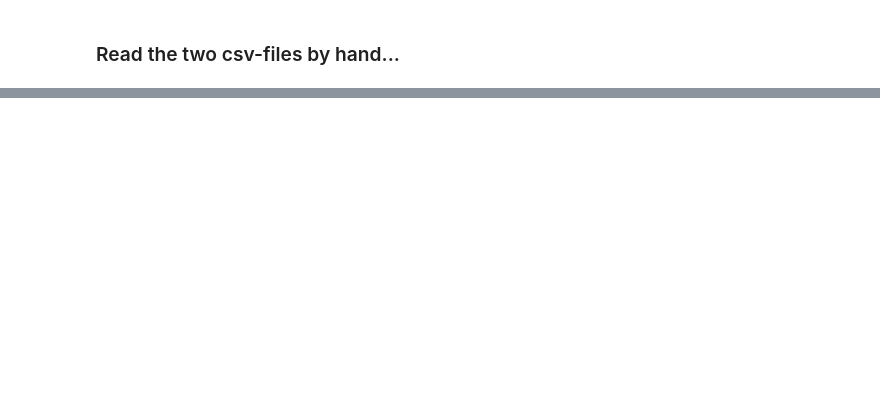
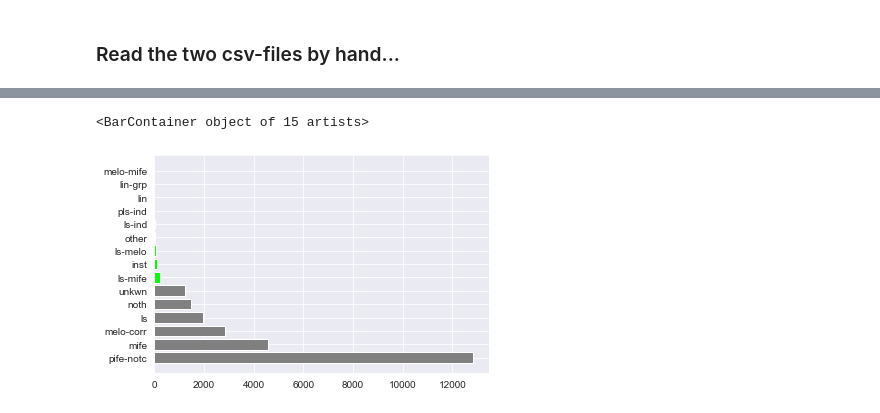
Before and after one commit to docwerder/development, a Jupyter notebook: my_gui_manual_edition/accompying_notebook.ipynb, the cells around one changed output, grey strips where cells are left out. Saved outputs shown, nothing was run; the diff lists cells and outputs as text; code cells hidden in the pictures; blank space fills up the shorter version.

```diff
--- a/my_gui_manual_edition/accompying_notebook.ipynb
+++ b/my_gui_manual_edition/accompying_notebook.ipynb
@@ -126,0 +92,2 @@ overview_available_features
+# %%
+single_item_clicked = "30305306"
@@ -126,0 +113,9 @@ overview_available_features
+# %%
+uploaded_feature_df = pd.read_csv('uploaded_feature_df.csv', index_col=[0])
+# print(tabulate(self.overview_available_features, headers='keys', tablefmt='psql'))
+for index_uploaded_feature_df, row_uploaded_feature_df in uploaded_feature_df.iterrows():
+    for index_overview, row_overview in overview_available_features.iterrows():
+        if (row_overview['lineshort'] == row_uploaded_feature_df['lineshort']) & (
+            row_overview['feature'] == row_uploaded_feature_df['feature']):
+            overview_available_features.loc[index_overview, 'uploaded_ctn'] = row_overview['ctn']
+overview_available_features = overview_available_features.fillna(0)
@@ -126,0 +124,13 @@ overview_available_features
+# %%
+sns.set_style("darkgrid")
+figure_tmp_available_features = plt.Figure(figsize=(7, 5), dpi=65, facecolor=(1, 1, 1), edgecolor=(0, 0, 0))
+axf1 = figure_tmp_available_features.add_subplot(111)
+# %%
+counts = overview_available_features[overview_available_features['lineshort'] == single_item_clicked]['ctn']
+selected_features = overview_available_features[overview_available_features['lineshort'] == single_item_clicked]['feature']
+clrs = ['lime' if (x != 0) else 'grey' for x in overview_available_features[overview_available_features['lineshort'] == single_item_clicked]['uploaded_ctn']]
+plt.barh(selected_features, counts, color=clrs)
+#axf1.set_title(single_item_clicked)
+# %% [output]
+<BarContainer object of 15 artists>
+[figure, added]
```
Also changed, not shown: parts of 43 cells of this notebook, 1 other file.
